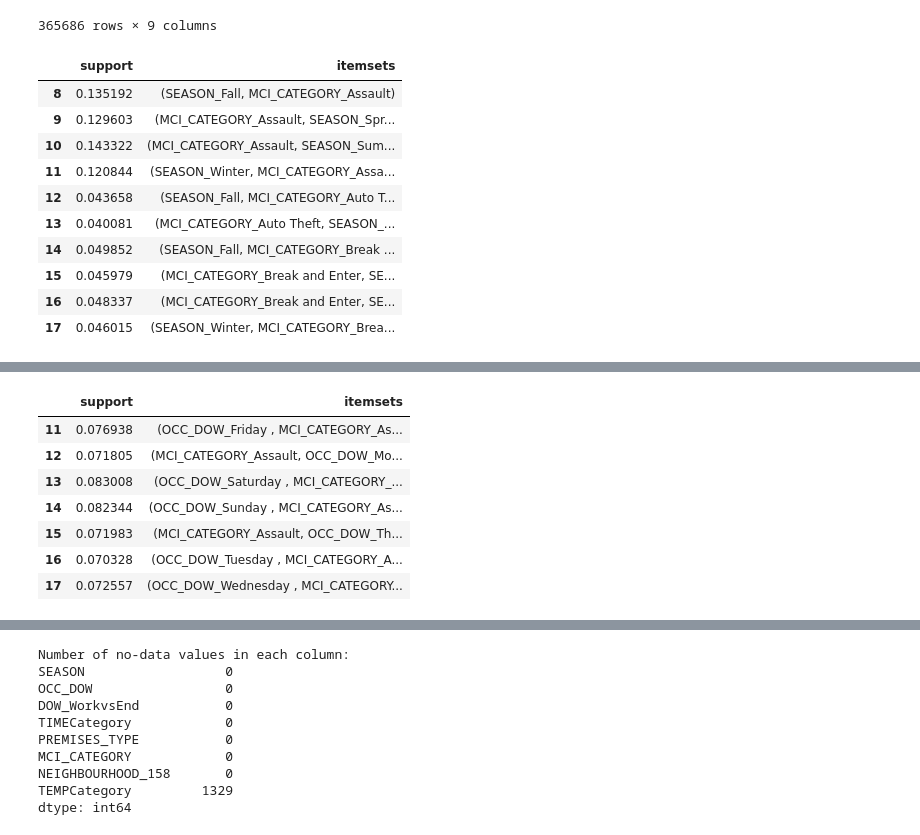
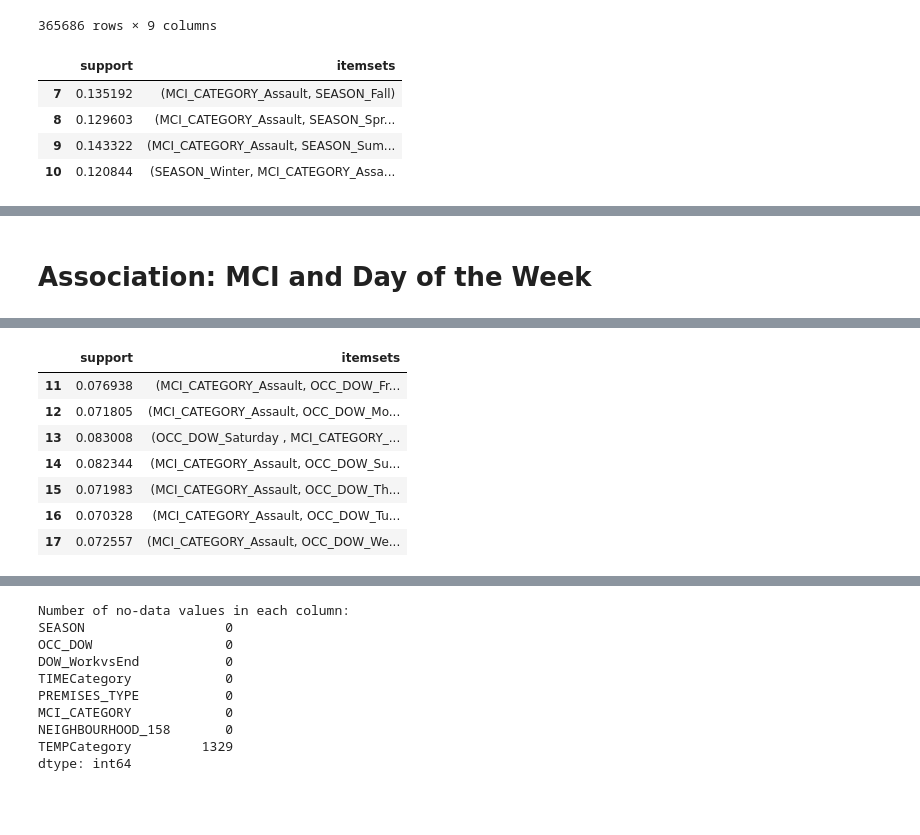
Before and after one commit to rentruong/ENGO645_TorontoCrimeAnalysis, a Jupyter notebook: Apriori.ipynb, the cells around one changed output, grey strips where cells are left out. Drawn from its saved outputs; the diff is of its cells as text; code cells hidden in the pictures; blank space fills up the shorter version.

```diff
--- a/Apriori.ipynb
+++ b/Apriori.ipynb
@@ -1,6 +1,6 @@
 # %%
 # set workspace
-WorkLocation = "School"
+WorkLocation = "Home"
 
 if WorkLocation == "Home":
     folder_path = r'C:\Users\rentr\Desktop\ENGO\DataMining\ENGO645_TermProject_Data'
@@ -187,31 +191,25 @@ df_encoded_MCIandSeason
 # %%
 from mlxtend.frequent_patterns import apriori
 
 # Use `use_colnames=True` to convert the column names into item names
-frequent_itemsets_MCIandSeason = apriori(df_encoded_MCIandSeason, min_support=0.04, use_colnames=True)
+frequent_itemsets_MCIandSeason = apriori(df_encoded_MCIandSeason, min_support=0.10, use_colnames=True)
 
 # Filter frequent itemsets to only those with size 2
 frequent_itemsets_MCIandSeason_filtered = frequent_itemsets_MCIandSeason[
     frequent_itemsets_MCIandSeason['itemsets'].apply(lambda x: len(x)) == 2
 ]
 
 # Set the display options to increase the maximum column width
 pd.set_option('display.max_colwidth', 1000)  # Adjust the number as needed
 
 # Display frequent itemsets of size 2
 frequent_itemsets_MCIandSeason_filtered
 # %% [output]
 |  | support | itemsets |
-| 8 | 0.135192 | (SEASON_Fall, MCI_CATEGORY_Assault) |
-| 9 | 0.129603 | (MCI_CATEGORY_Assault, SEASON_Spr... |
-| 10 | 0.143322 | (MCI_CATEGORY_Assault, SEASON_Sum... |
-| 11 | 0.120844 | (SEASON_Winter, MCI_CATEGORY_Assa... |
-| 12 | 0.043658 | (SEASON_Fall, MCI_CATEGORY_Auto T... |
-| 13 | 0.040081 | (MCI_CATEGORY_Auto Theft, SEASON_... |
-| 14 | 0.049852 | (SEASON_Fall, MCI_CATEGORY_Break ... |
-| 15 | 0.045979 | (MCI_CATEGORY_Break and Enter, SE... |
-| 16 | 0.048337 | (MCI_CATEGORY_Break and Enter, SE... |
-| 17 | 0.046015 | (SEASON_Winter, MCI_CATEGORY_Brea... |
+| 7 | 0.135192 | (MCI_CATEGORY_Assault, SEASON_Fall) |
+| 8 | 0.129603 | (MCI_CATEGORY_Assault, SEASON_Spr... |
+| 9 | 0.143322 | (MCI_CATEGORY_Assault, SEASON_Sum... |
+| 10 | 0.120844 | (SEASON_Winter, MCI_CATEGORY_Assa... |
 # %%
 from mlxtend.frequent_patterns import apriori, association_rules
 
@@ -236,6 +234,8 @@ filtered_rules
 |  | antecedents | consequents | antecedent support | consequent support | support | confidence | lift | ... |
 | 1 | (SEASON_Spring) | (MCI_CATEGORY_Assault) | 0.243605 | 0.528962 | 0.129603 | 0.532021 | 1.005782 | ... |
 | 2 | (SEASON_Summer) | (MCI_CATEGORY_Assault) | 0.263240 | 0.528962 | 0.143322 | 0.544456 | 1.029292 | ... |
+# %% [markdown]
+# Association: MCI and Day of the Week
 # %%
 #Setup for association rule: MCI and Day of the Week
 
@@ -279,13 +279,13 @@ pd.set_option('display.max_colwidth', 1000)  # Adjust the number as needed
 frequent_itemsets_MCIandDOW_filtered
 # %% [output]
 |  | support | itemsets |
-| 11 | 0.076938 | (OCC_DOW_Friday , MCI_CATEGORY_As... |
+| 11 | 0.076938 | (MCI_CATEGORY_Assault, OCC_DOW_Fr... |
 | 12 | 0.071805 | (MCI_CATEGORY_Assault, OCC_DOW_Mo... |
 | 13 | 0.083008 | (OCC_DOW_Saturday , MCI_CATEGORY_... |
-| 14 | 0.082344 | (OCC_DOW_Sunday , MCI_CATEGORY_As... |
+| 14 | 0.082344 | (MCI_CATEGORY_Assault, OCC_DOW_Su... |
 | 15 | 0.071983 | (MCI_CATEGORY_Assault, OCC_DOW_Th... |
-| 16 | 0.070328 | (OCC_DOW_Tuesday , MCI_CATEGORY_A... |
-| 17 | 0.072557 | (OCC_DOW_Wednesday , MCI_CATEGORY... |
+| 16 | 0.070328 | (MCI_CATEGORY_Assault, OCC_DOW_Tu... |
+| 17 | 0.072557 | (MCI_CATEGORY_Assault, OCC_DOW_We... |
 # %%
 from mlxtend.frequent_patterns import apriori, association_rules
 
```
Also changed, not shown: parts of 35 cells of this notebook, 1 other file.
